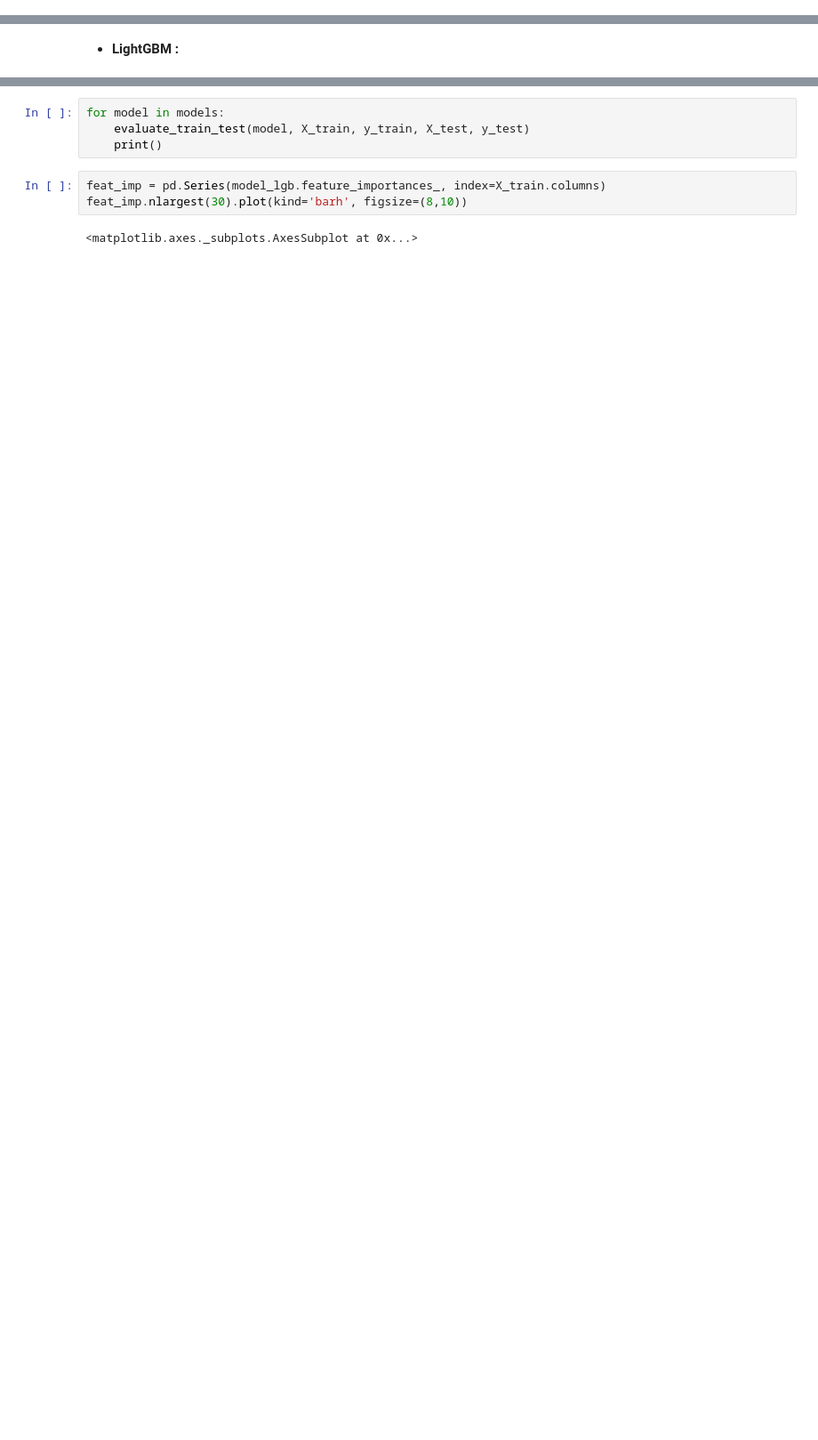
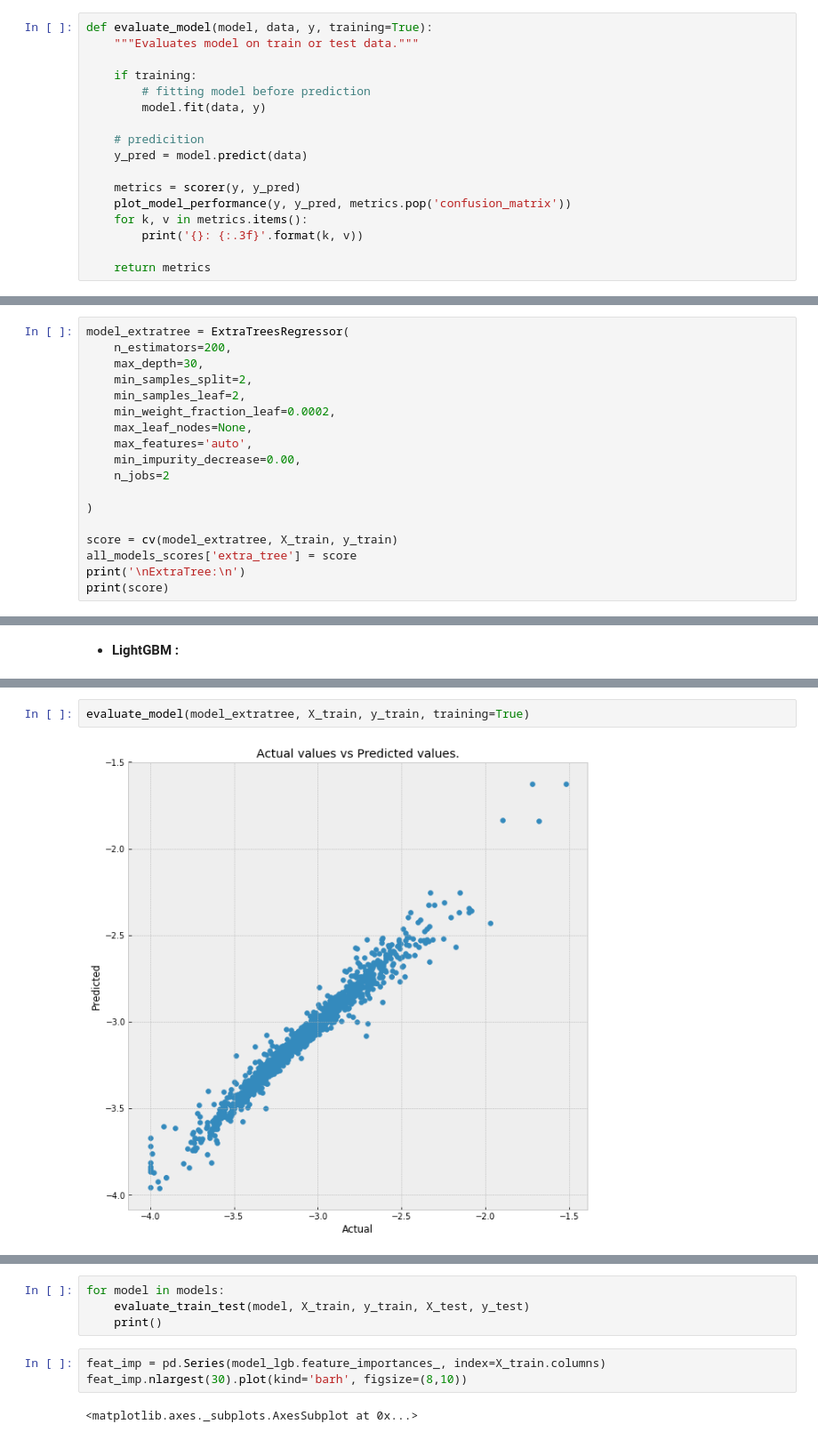
Before and after one commit to razmikmelikbekyan/market_share_prediction, a Jupyter notebook: MODELING.ipynb, the cells around one changed output, grey strips where cells are left out. Shown: that part at 89% size. Drawn from its saved outputs; the diff is of its cells as text; blank space fills up the shorter version.

Commit message:
modeling

```diff
--- a/MODELING.ipynb
+++ b/MODELING.ipynb
@@ -127,3 +361,20 @@ all data shape: (1721, 200)
+# %%
+def evaluate_model(model, data, y, training=True):
+    """Evaluates model on train or test data."""
+
+    if training:
+        # fitting model before prediction
+        model.fit(data, y)
+
+    # predicition
+    y_pred = model.predict(data)
+
+    metrics = scorer(y, y_pred)
+    plot_model_performance(y, y_pred, metrics.pop('confusion_matrix'))
+    for k, v in metrics.items():
+        print('{}: {:.3f}'.format(k, v))
+
+    return metrics
 # %% [markdown]
 
 
@@ -232,0 +489,18 @@ print("Xgboost score: {:.4f} ({:.4f})\n".format(score.mean(), score.std()))
+# %%
+model_extratree = ExtraTreesRegressor(
+    n_estimators=200,
+    max_depth=30,
+    min_samples_split=2,
+    min_samples_leaf=2,
+    min_weight_fraction_leaf=0.0002,
+    max_leaf_nodes=None,
+    max_features='auto',
+    min_impurity_decrease=0.00,
+    n_jobs=2
+
+)
+
+score = cv(model_extratree, X_train, y_train)
+all_models_scores['extra_tree'] = score
+print('\nExtraTree:\n')
+print(score)
@@ -265,0 +581,4 @@ LGBM score: 0.2537 (0.0090)
+# %%
+evaluate_model(model_extratree, X_train, y_train, training=True)
+# %% [output]
+[figure, added]
```
Also changed, not shown: parts of 39 cells of this notebook, 3 other files.
